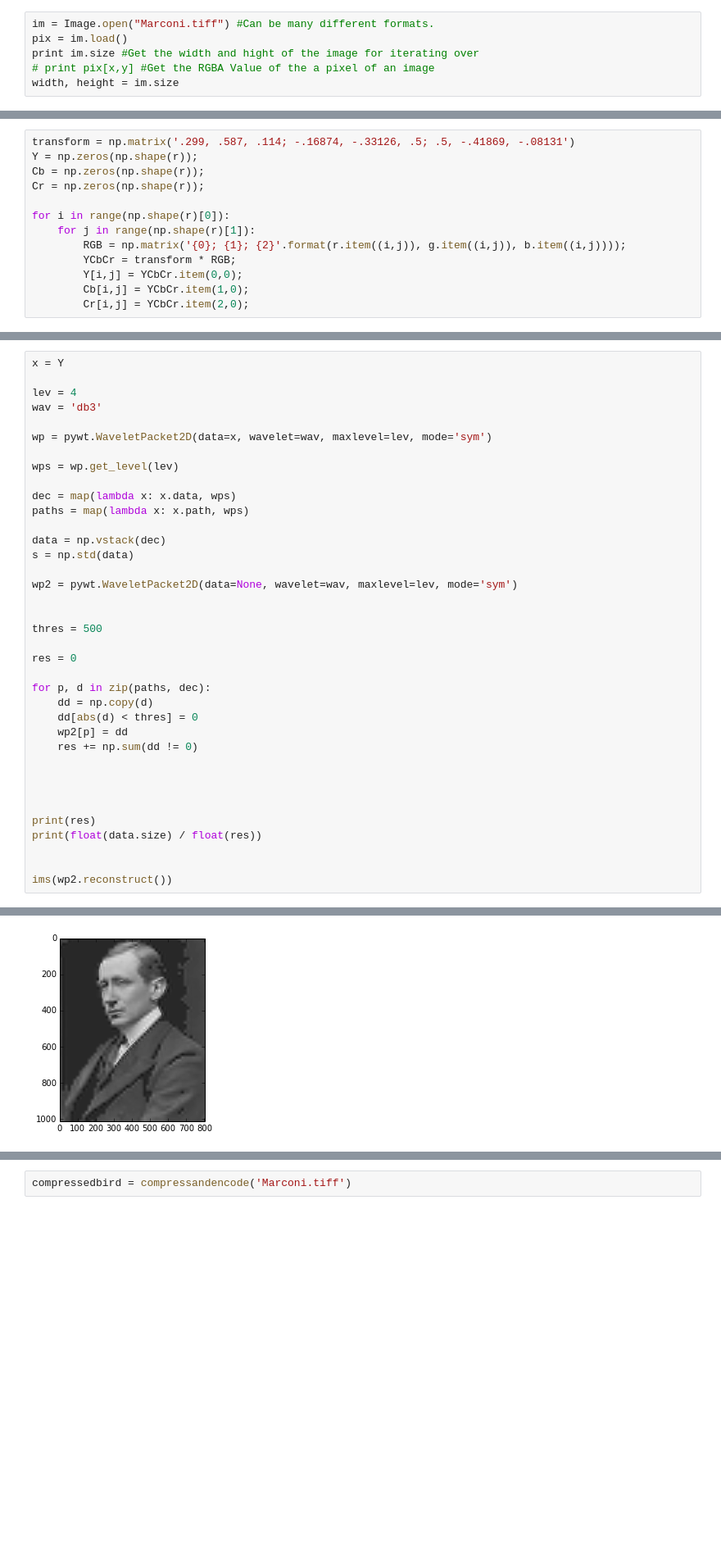
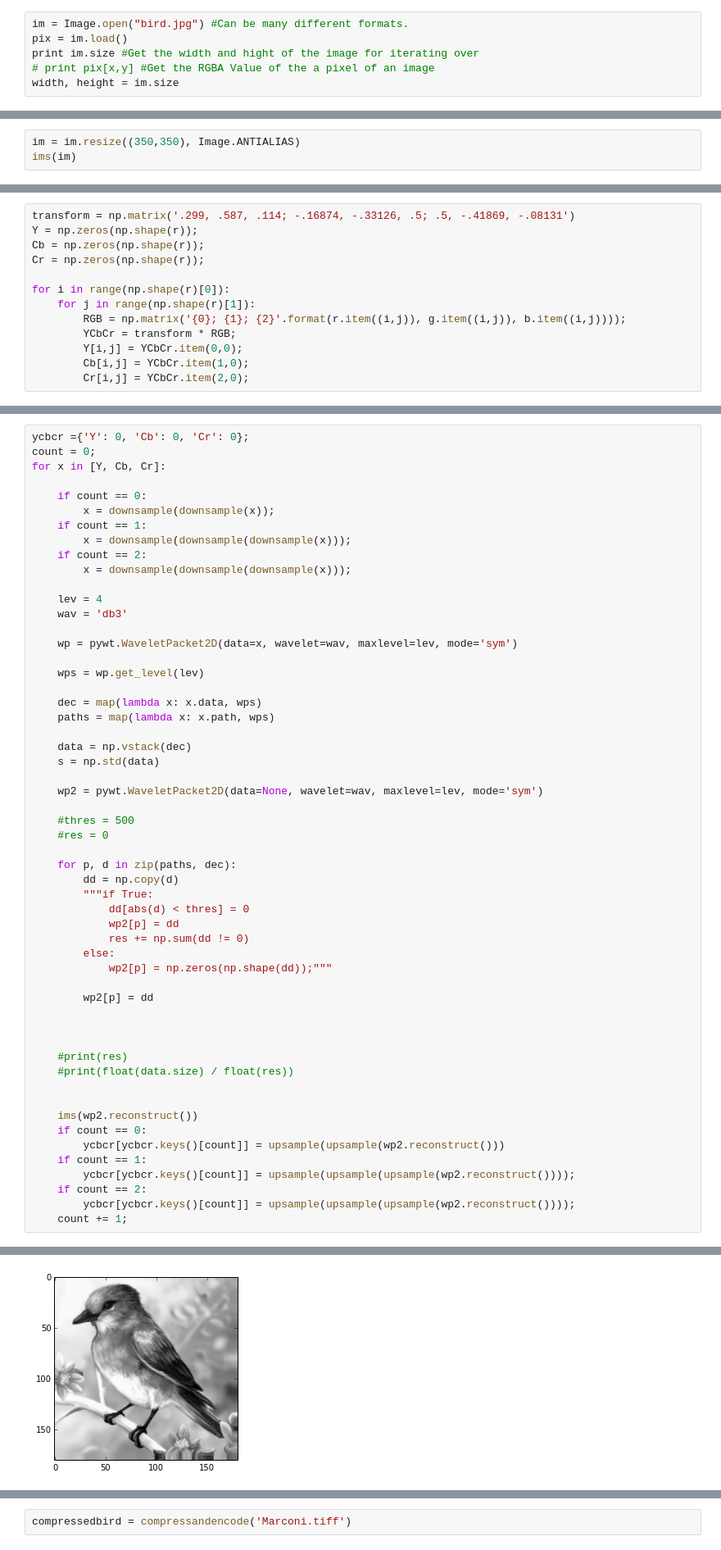
Before and after one commit to lambdaloop/radio-images, a Jupyter notebook: Wavelet Compression.ipynb, the cells around one changed output, grey strips where cells are left out. Shown: that part at 82% size. Drawn from its saved outputs; the diff is of its cells as text; blank space fills up the shorter version.

```diff
--- a/Wavelet Compression.ipynb
+++ b/Wavelet Compression.ipynb
@@ -27,7 +27,7 @@ def ims(x):
     plt.draw()
     plt.show()
 # %%
-im = Image.open("Marconi.tiff") #Can be many different formats.
+im = Image.open("bird.jpg") #Can be many different formats.
 pix = im.load()
 print im.size #Get the width and hight of the image for iterating over
 # print pix[x,y] #Get the RGBA Value of the a pixel of an image
@@ -36,0 +37,3 @@ width, height = im.size
+# %%
+im = im.resize((350,350), Image.ANTIALIAS)
+ims(im)
@@ -63,38 +88,56 @@ plt.draw()
 # %%
-x = Y
+ycbcr ={'Y': 0, 'Cb': 0, 'Cr': 0};
+count = 0;
+for x in [Y, Cb, Cr]:
 
-lev = 4
-wav = 'db3'
+    if count == 0:
+        x = downsample(downsample(x));
+    if count == 1:
+        x = downsample(downsample(downsample(x)));
+    if count == 2:
+        x = downsample(downsample(downsample(x)));
 
-wp = pywt.WaveletPacket2D(data=x, wavelet=wav, maxlevel=lev, mode='sym')
+    lev = 4
+    wav = 'db3'
 
-wps = wp.get_level(lev)
+    wp = pywt.WaveletPacket2D(data=x, wavelet=wav, maxlevel=lev, mode='sym')
 
-dec = map(lambda x: x.data, wps)
-paths = map(lambda x: x.path, wps)
+    wps = wp.get_level(lev)
 
-data = np.vstack(dec)
-s = np.std(data)
+    dec = map(lambda x: x.data, wps)
+    paths = map(lambda x: x.path, wps)
 
-wp2 = pywt.WaveletPacket2D(data=None, wavelet=wav, maxlevel=lev, mode='sym')
+    data = np.vstack(dec)
+    s = np.std(data)
 
+    wp2 = pywt.WaveletPacket2D(data=None, wavelet=wav, maxlevel=lev, mode='sym')
 
-thres = 500
+    #thres = 500
+    #res = 0
 
-res = 0
+    for p, d in zip(paths, dec):
+        dd = np.copy(d)
+        """if True:
+            dd[abs(d) < thres] = 0
+            wp2[p] = dd
+            res += np.sum(dd != 0)
+        else:
+            wp2[p] = np.zeros(np.shape(dd));"""
 
-for p, d in zip(paths, dec):
-    dd = np.copy(d)
-    dd[abs(d) < thres] = 0
-    wp2[p] = dd
-    res += np.sum(dd != 0)
+        wp2[p] = dd
 
 
 
-
-print(res)
-print(float(data.size) / float(res))
+    #print(res)
+    #print(float(data.size) / float(res))
 
 
-ims(wp2.reconstruct())
+    ims(wp2.reconstruct())
+    if count == 0:
+        ycbcr[ycbcr.keys()[count]] = upsample(upsample(wp2.reconstruct()))
+    if count == 1:
+        ycbcr[ycbcr.keys()[count]] = upsample(upsample(upsample(wp2.reconstruct())));
+    if count == 2:
+        ycbcr[ycbcr.keys()[count]] = upsample(upsample(upsample(wp2.reconstruct())));
+    count += 1;
 # %% [output]
@@ -103 +144 @@ ims(wp2.reconstruct())
-[figure, old version]
+[figure, new version]
```
Also changed, not shown: parts of 27 cells of this notebook.
